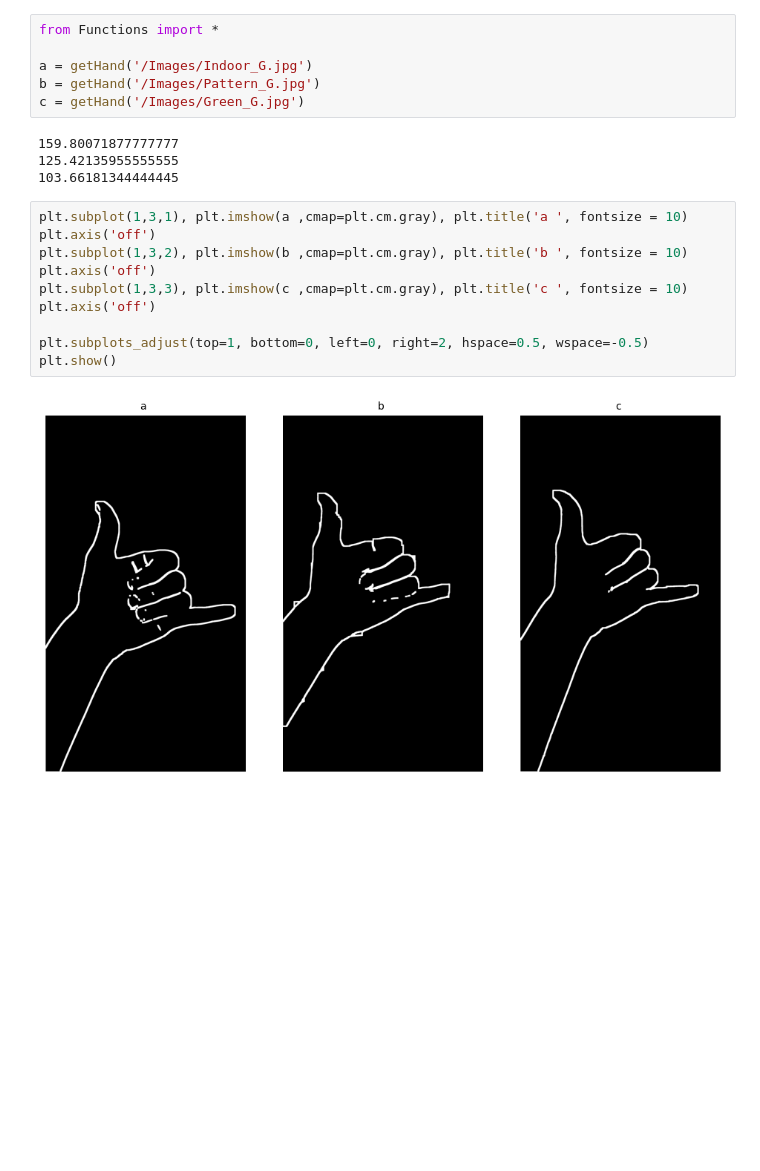
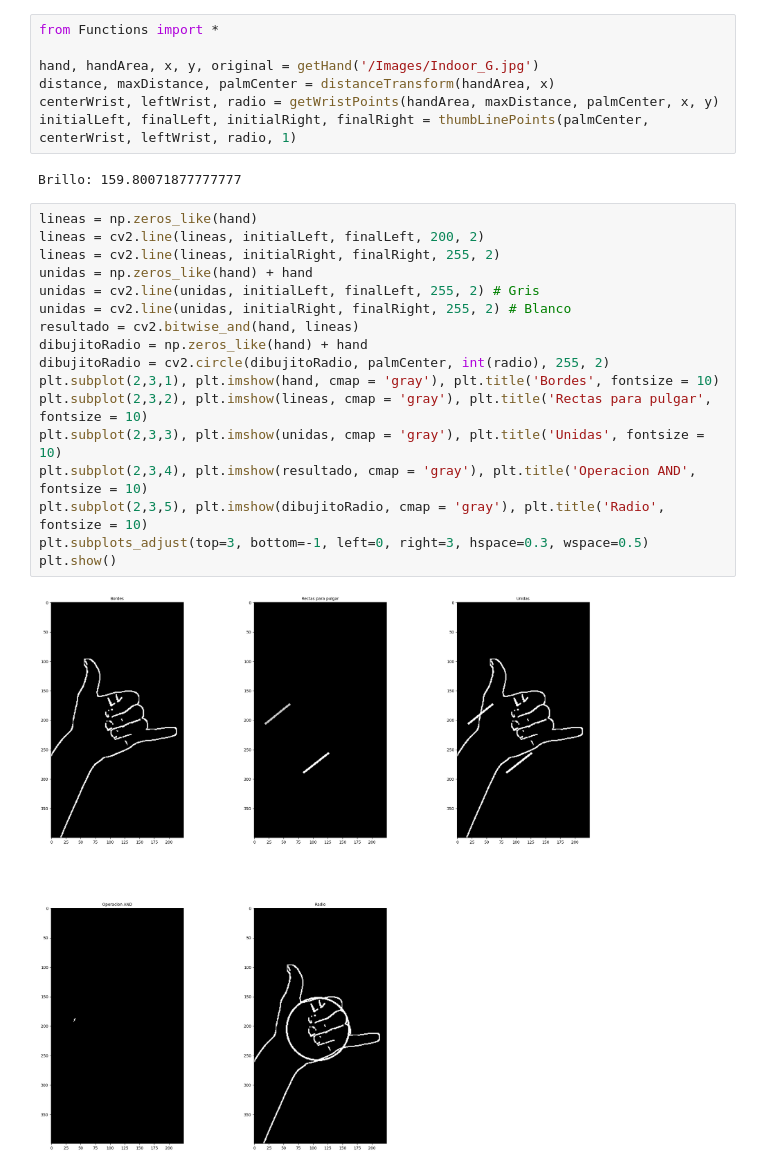
Before and after one commit to KouzouAkizuki/Tecnicas-de-IA---2024-I, a Jupyter notebook: Proyecto/Entrega final, Oscar Riveros, Yovany Vargas/Application/pruebas.ipynb, the cells around one changed output. Cells and saved outputs as stored; diff of their text form; blank space fills up the shorter version.

Commit message:
Funciones para la obtencion de caracteristicas 3er metodo

```diff
--- a/Proyecto/Entrega final, Oscar Riveros, Yovany Vargas/Application/pruebas.ipynb
+++ b/Proyecto/Entrega final, Oscar Riveros, Yovany Vargas/Application/pruebas.ipynb
@@ -1,22 +1,28 @@
-# %%
-from Functions import *
-
-a = getHand('/Images/Indoor_G.jpg')
-b = getHand('/Images/Pattern_G.jpg')
-c = getHand('/Images/Green_G.jpg')
-# %% [output]
-159.80071877777777
-125.42135955555555
-103.66181344444445
-# %%
-plt.subplot(1,3,1), plt.imshow(a ,cmap=plt.cm.gray), plt.title('a ', fontsize = 10)
-plt.axis('off')
-plt.subplot(1,3,2), plt.imshow(b ,cmap=plt.cm.gray), plt.title('b ', fontsize = 10)
-plt.axis('off')
-plt.subplot(1,3,3), plt.imshow(c ,cmap=plt.cm.gray), plt.title('c ', fontsize = 10)
-plt.axis('off')
-
-plt.subplots_adjust(top=1, bottom=0, left=0, right=2, hspace=0.5, wspace=-0.5)
-plt.show()
-# %% [output]
-[figure, removed]
+# %%
+from Functions import *
+
+hand, handArea, x, y, original = getHand('/Images/Indoor_G.jpg')
+distance, maxDistance, palmCenter = distanceTransform(handArea, x)
+centerWrist, leftWrist, radio = getWristPoints(handArea, maxDistance, palmCenter, x, y)
+initialLeft, finalLeft, initialRight, finalRight = thumbLinePoints(palmCenter, centerWrist, leftWrist, radio, 1)
+# %% [output]
+Brillo: 159.80071877777777
+# %%
+lineas = np.zeros_like(hand)
+lineas = cv2.line(lineas, initialLeft, finalLeft, 200, 2)
+lineas = cv2.line(lineas, initialRight, finalRight, 255, 2)
+unidas = np.zeros_like(hand) + hand
+unidas = cv2.line(unidas, initialLeft, finalLeft, 255, 2) # Gris
+unidas = cv2.line(unidas, initialRight, finalRight, 255, 2) # Blanco
+resultado = cv2.bitwise_and(hand, lineas)
+dibujitoRadio = np.zeros_like(hand) + hand
+dibujitoRadio = cv2.circle(dibujitoRadio, palmCenter, int(radio), 255, 2)
+plt.subplot(2,3,1), plt.imshow(hand, cmap = 'gray'), plt.title('Bordes', fontsize = 10)
+plt.subplot(2,3,2), plt.imshow(lineas, cmap = 'gray'), plt.title('Rectas para pulgar', fontsize = 10)
+plt.subplot(2,3,3), plt.imshow(unidas, cmap = 'gray'), plt.title('Unidas', fontsize = 10)
+plt.subplot(2,3,4), plt.imshow(resultado, cmap = 'gray'), plt.title('Operacion AND', fontsize = 10)
+plt.subplot(2,3,5), plt.imshow(dibujitoRadio, cmap = 'gray'), plt.title('Radio', fontsize = 10)
+plt.subplots_adjust(top=3, bottom=-1, left=0, right=3, hspace=0.3, wspace=0.5)
+plt.show()
+# %% [output]
+[figure, added]
```
Also changed, not shown: parts of 1 cell of this notebook, 7 other files.
